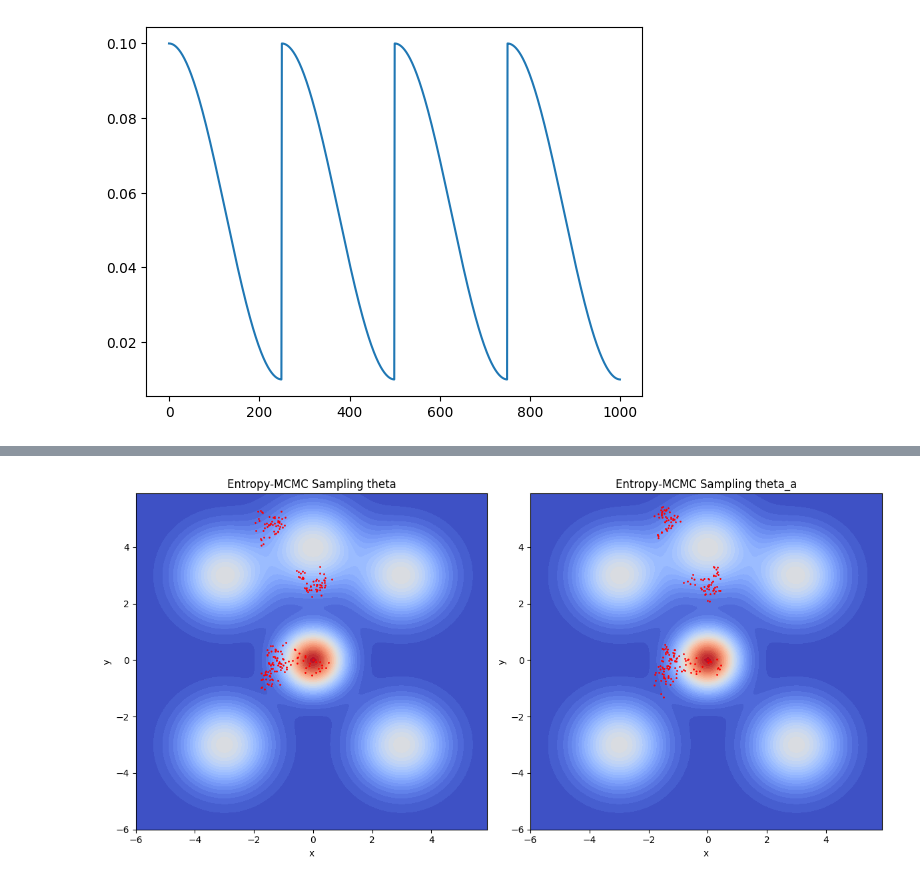
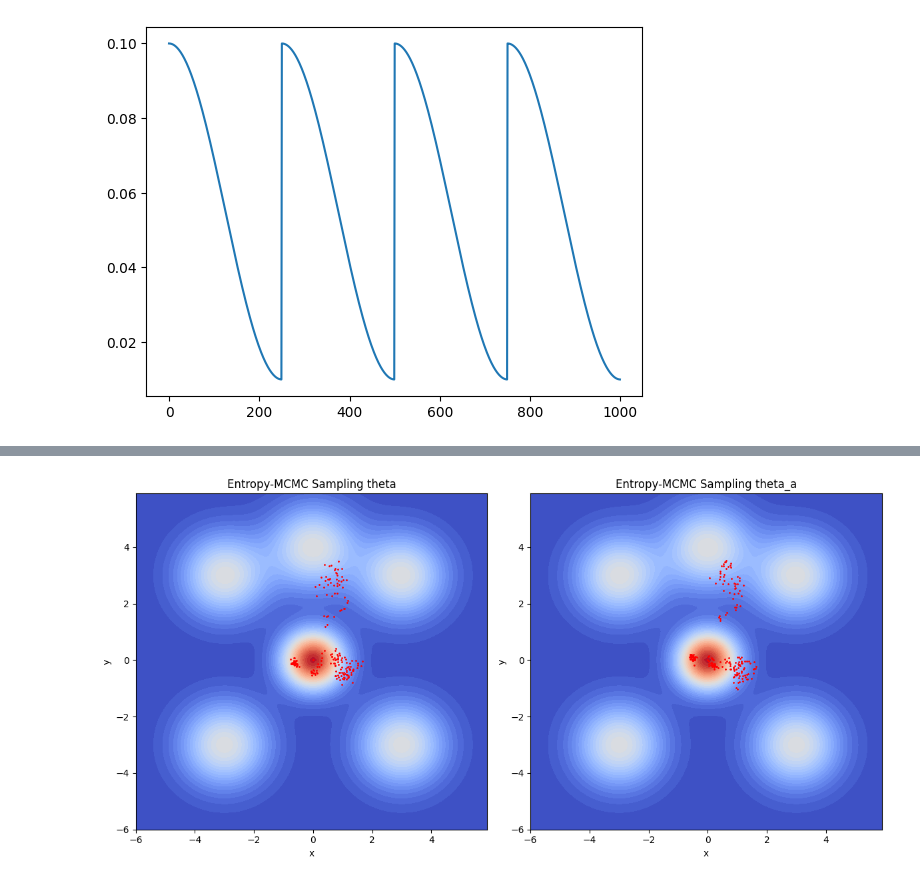
Before and after one commit to liny556/emcmc, a Jupyter notebook: lab.ipynb, the cells around one changed output, grey strips where cells are left out. Saved outputs shown, nothing was run; the diff lists cells and outputs as text; code cells hidden in the pictures.

```diff
--- a/lab.ipynb
+++ b/lab.ipynb
@@ -189,27 +270,29 @@ z = np.apply_along_axis(lambda p: gaussian_mixture(p, means, covs, weights), 2,
 # %%
+eta_schedule = np.ones(1000) * 0.05
+
 start_theta = np.array([0.0,0.0])
-samples,samples_a = entropy_mcmc_sampling(start_theta, eta_schedule, means, covs, weights,step_size=0.01)
+samples,samples_a = entropy_mcmc_sampling(start_theta, eta_schedule, means, covs, weights,step_size=0.02,cyclic=True)
 
 # Visualize the samples
 plt.figure(figsize=(12, 6))
 
 plt.subplot(1, 2, 1)
 plt.contourf(x, y, z, levels=50, cmap='coolwarm')
 #plt.plot(samples[:, 0], samples[:, 1], c='red', lw=0.5)
 plt.scatter(samples[:, 0], samples[:, 1], c='red', s=1)
 plt.title('Entropy-MCMC Sampling theta')
 plt.xlabel('x')
 plt.ylabel('y')
 
 plt.subplot(1, 2, 2)
 plt.contourf(x, y, z, levels=50, cmap='coolwarm')
 #plt.plot(samples_a[:, 0], samples_a[:, 1], c='red', lw=0.5)
 plt.scatter(samples_a[:, 0], samples_a[:, 1], c='red', s=1)
 plt.title('Entropy-MCMC Sampling theta_a')
 plt.xlabel('x')
 plt.ylabel('y')
 
 plt.tight_layout()
 plt.show()
 # %% [output]
-[figure, old version]
+[figure, new version]
```
Also changed, not shown: parts of 5 cells of this notebook.
